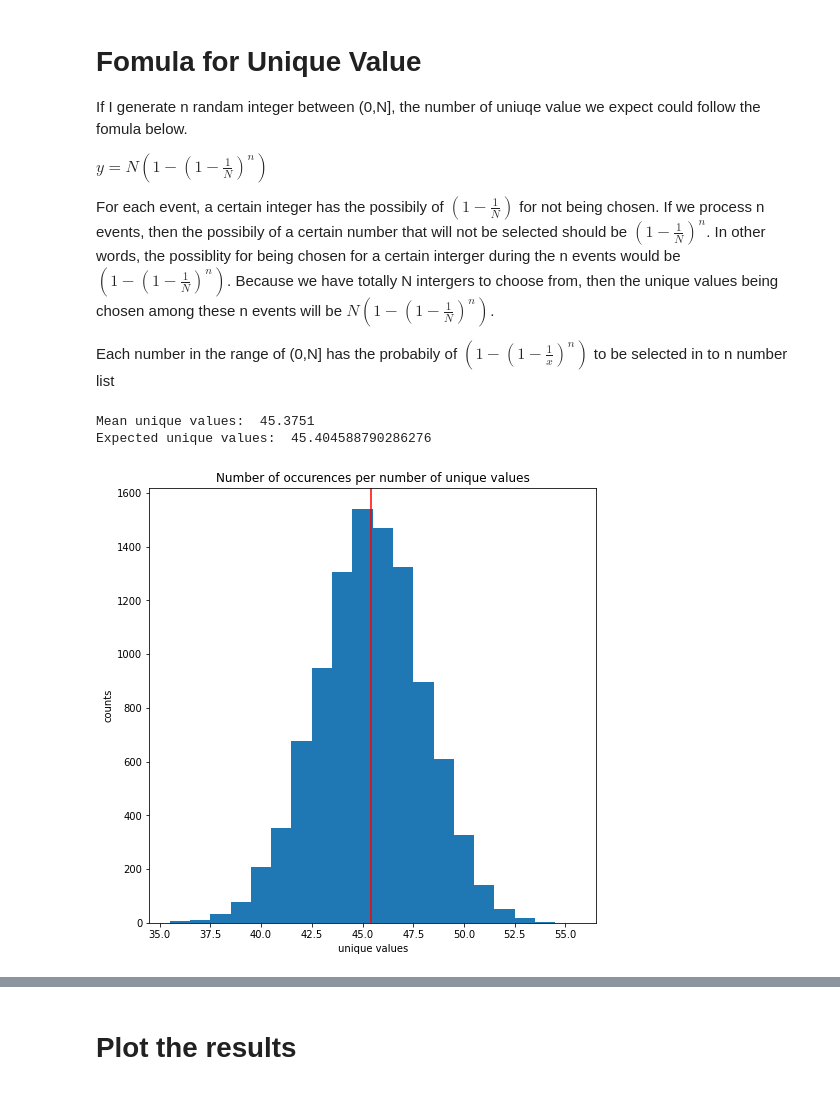
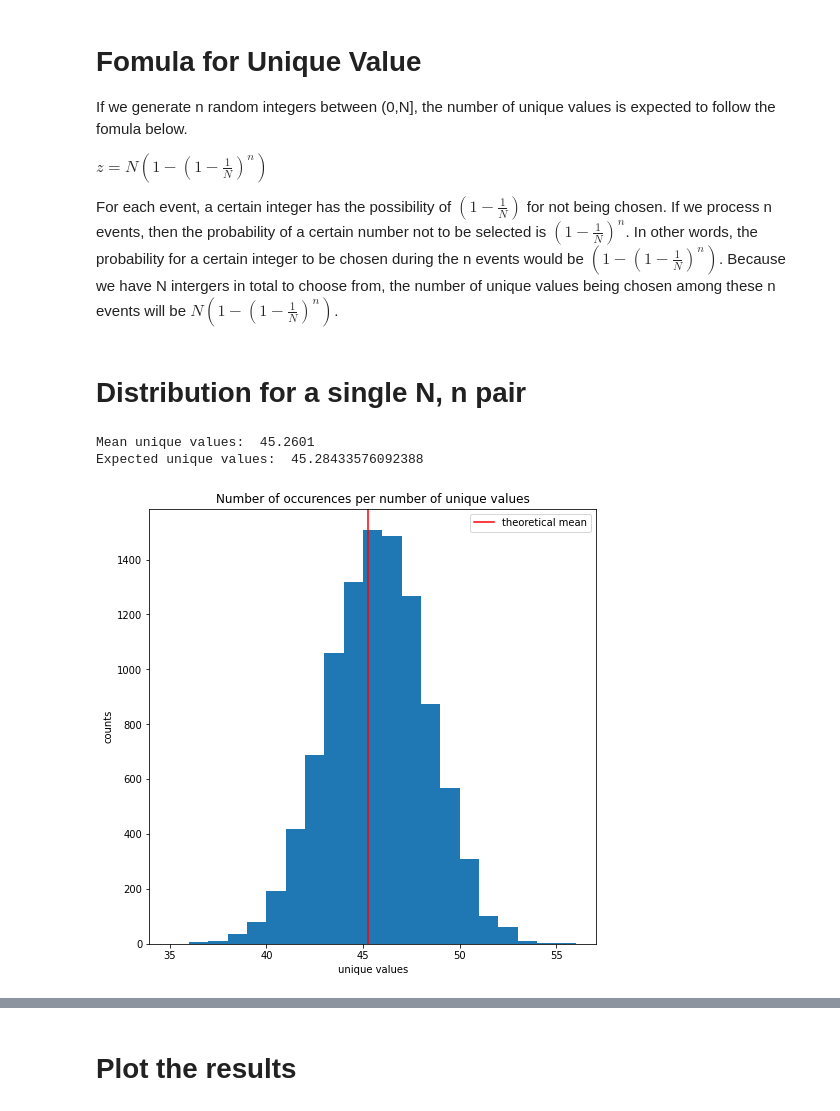
Before and after one commit to MGJvanGroeningen/aidm_assignments_21_22, a Jupyter notebook: assignment0/Assignment0.ipynb, the cells around one changed output, grey strips where cells are left out. Saved outputs shown, nothing was run; the diff lists cells and outputs as text; code cells hidden in the pictures.

```diff
--- a/assignment0/Assignment0.ipynb
+++ b/assignment0/Assignment0.ipynb
@@ -8,40 +8,44 @@ warnings.filterwarnings("ignore", category=DeprecationWarning)
 # %%
-##Using Numpy Package to calculate the number of unique values
-def unique_value(n,N):
-    numlist = np.random.random_integers(0,N,n)
+# Find the number of unique values by drawing n values from an (0, N] range
+def number_of_unique_values(N, n):
+    numlist = np.random.randint(0, N, n)
     repeat = len(np.unique(numlist))
-
     return repeat
-
-def expected_unique_value(n, N):
-    return (N + 1) * (1 - (1 - 1 / (N + 1))**n)
 # %% [markdown]
 # Fomula for Unique Value
 
-If I generate n randam integer between (0,N], the number of uniuqe value we expect could follow the fomula below.
+If we generate n random integers between (0,N], the number of unique values is expected to follow the fomula below.
 
-$y=N(1-(1-\frac{1}{N})^{n})$
+$z=N(1-(1-\frac{1}{N})^{n})$
 
-For each event, a certain integer has the possibily of $(1-\frac{1}{N})$ for not being chosen. If we process n events, then the possibily of a certain number that will not be selected should be $(1-\frac{1}{N})^{n}$. In other words, the possiblity for being chosen for a certain interger during the n events would be $(1-(1-\frac{1}{N})^{n})$. Because we have totally N intergers to choose from, then the unique values being chosen among these n events will be $N(1-(1-\frac{1}{N})^{n})$.
-
-Each number in the range of (0,N] has the probabily of $(1-(1-\frac{1}{x})^{n})$ to be selected in to n number list
+For each event, a certain integer has the possibility of $(1-\frac{1}{N})$ for not being chosen. If we process n events, then the probability of a certain number not to be selected is $(1-\frac{1}{N})^{n}$. In other words, the probability for a certain integer to be chosen during the n events would be $(1-(1-\frac{1}{N})^{n})$. Because we have N intergers in total to choose from, the number of unique values being chosen among these n events will be $N(1-(1-\frac{1}{N})^{n})$.
+# %%
+def theoretical_number_of_unique_values(N, n):
+    return N * (1 - (1 - 1 / N)**n)
+# %% [markdown]
+# Distribution for a single N, n pair
 # %%
 np.random.seed(1)
 
-def experiment(num_trial, n, N):
+def experiment_0(N, n, num_trial):
     unique_values = []
     for i in range(num_trial):
-        val = unique_value(n, N)
+        val = number_of_unique_values(N, n)
         unique_values.append(val)
     return np.array(unique_values)
 
+N = 100
+n = 60
 trails = 10000
-n = 60
-N = 100
 
-values = experiment(trails, n, N)
-exp_unique_value = expected_unique_value(n, N)
+values = experiment_0(N, n, trails)
+exp_unique_value = theoretical_number_of_unique_values(N, n)
 mean_values = np.mean(values)
+
+bins = list(set(values))
 
 print('Mean unique values: ', mean_values)
 print('Expected unique values: ', exp_unique_value)
+# %% [output]
+Mean unique values:  45.2601
+Expected unique values:  45.28433576092388
@@ -50,11 +52,12 @@ fig, ax = plt.subplots(1, 1, figsize=(8, 8))
 # %%
+fig, ax = plt.subplots(1, 1, figsize=(8, 8))
+
 ax.hist(values, bins=bins)
-ax.axvline(exp_unique_value, c='r')
+ax.axvline(exp_unique_value, c='r', label='theoretical mean')
 ax.set_xlabel('unique values')
 ax.set_ylabel('counts')
 ax.set_title('Number of occurences per number of unique values')
+ax.legend()
 plt.show()
 # %% [output]
-Mean unique values:  45.3751
-Expected unique values:  45.404588790286276
-[figure, old version]
+[figure, new version]
```
Also changed, not shown: parts of 12 cells of this notebook.
